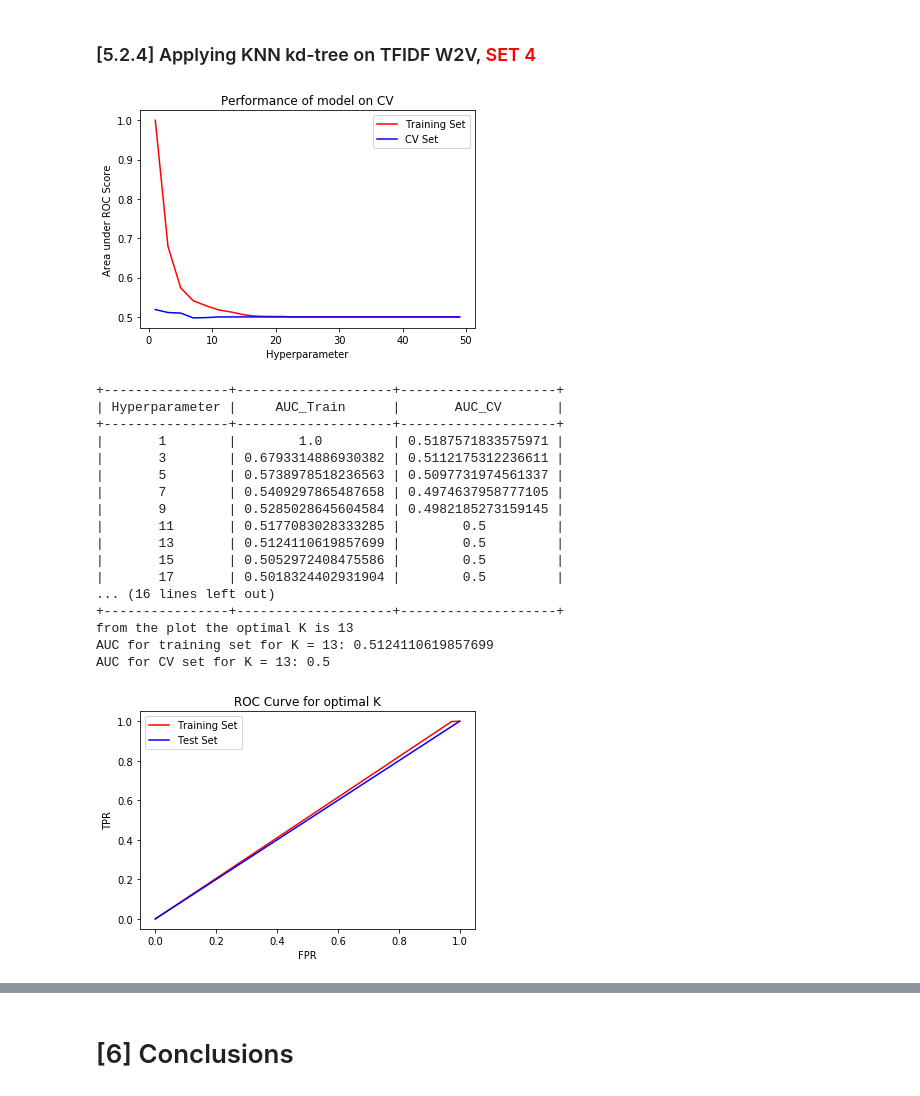
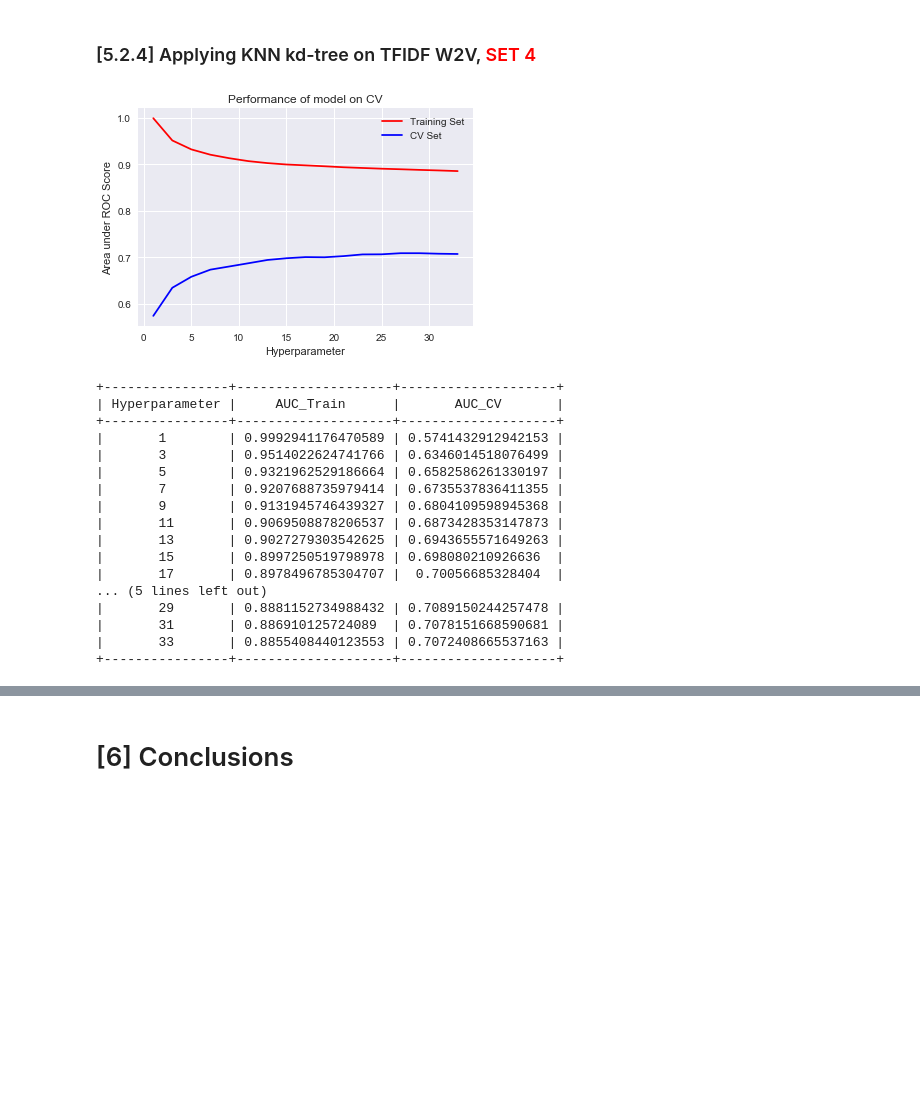
Before and after one commit to 4bhishek/AAIC, a Jupyter notebook: 03 Amazon Fine Food Reviews Analysis_KNN.ipynb, the cells around one changed output, grey strips where cells are left out. Drawn from its saved outputs; the diff is of its cells as text; code cells hidden in the pictures; blank space fills up the shorter version.

```diff
--- a/03 Amazon Fine Food Reviews Analysis_KNN.ipynb
+++ b/03 Amazon Fine Food Reviews Analysis_KNN.ipynb
@@ -96,7 +96,7 @@ con = sqlite3.connect('database.sqlite')
 # filtered_data = pd.read_sql_query(""" SELECT * FROM Reviews WHERE Score != 3 LIMIT 500000""", con)
 # for tsne assignment you can take 5k data points
 
-filtered_data = pd.read_sql_query(""" SELECT * FROM Reviews WHERE Score != 3 LIMIT 60000""", con)
+filtered_data = pd.read_sql_query(""" SELECT * FROM Reviews WHERE Score != 3 LIMIT 100000""", con)
 
 # Give reviews with Score>3 a positive rating(1), and reviews with a score<3 a negative rating(0).
 def partition(x):
@@ -1776,92 +2167,52 @@ table1_TFIDF_W2V_kd.field_names = ["Hyperparameter", "AUC_Train", "AUC_CV"]
 #print(str(len(tfidf_sent_vectors_train)))
 
 
-for i in range(1,50,2):
+for i in tqdm(range(1,35,2)):
 
     knn = KNeighborsClassifier( n_neighbors = i, algorithm = 'kd_tree')
 
     knn.fit(tfidf_sent_vectors_train, Y_train)
 
-    TFIDF_W2V_kdpred_train = knn.predict(tfidf_sent_vectors_train)
+    TFIDF_W2V_kdpred_train = knn.predict_proba(tfidf_sent_vectors_train)[:,1]
 
-    TFIDF_W2V_kdpred_cv = knn.predict(tfidf_sent_vectors_cv)
+    TFIDF_W2V_kdpred_cv = knn.predict_proba(tfidf_sent_vectors_cv)[:,1]
 
     hyperparameter_TFIDF_W2V_kd.append(i)
 
     auc_scoreTFIDF_W2V_kd_train = roc_auc_score(Y_train, TFIDF_W2V_kdpred_train)
     auc_scoresTFIDF_W2V_kd_train.append(auc_scoreTFIDF_W2V_kd_train)
 
     auc_scoreTFIDF_W2V_kd_cv = roc_auc_score(Y_cv, TFIDF_W2V_kdpred_cv)
     auc_scoresTFIDF_W2V_kd_cv.append(auc_scoreTFIDF_W2V_kd_cv)
 
     table1_TFIDF_W2V_kd.add_row([i,auc_scoreTFIDF_W2V_kd_train, auc_scoreTFIDF_W2V_kd_cv])
 
 
 plt.plot(hyperparameter_TFIDF_W2V_kd, auc_scoresTFIDF_W2V_kd_train, 'r',label = 'Training Set')
 plt.plot( hyperparameter_TFIDF_W2V_kd, auc_scoresTFIDF_W2V_kd_cv, 'blue', label = 'CV Set')
 plt.title("Performance of model on CV")
 plt.xlabel("Hyperparameter")
 plt.ylabel("Area under ROC Score")
 plt.legend()
 plt.show()
 
 print(table1_TFIDF_W2V_kd)
-
-
-print("from the plot the optimal K is 13")
-print("AUC for training set for K = 13: " + str(auc_scoresTFIDF_W2V_kd_train[6]))
-print("AUC for CV set for K = 13: " + str(auc_scoresTFIDF_W2V_kd_cv[6]))
-
-
-
-knn = KNeighborsClassifier(n_neighbors = 13)
-
-knn.fit(tfidf_sent_vectors_train, Y_train)
-
-TFIDF_W2V_kdpred_train = knn.predict(tfidf_sent_vectors_train)
-
-TFIDF_W2V_kdpred_test = knn.predict(tfidf_sent_vectors_test)
-
-TFIDF_W2V_kdfpr_train, TFIDF_W2V_kdtpr_train, TFIDF_W2V_kdthrshold_train = roc_curve(Y_train, TFIDF_W2V_kdpred_train)
-
-TFIDF_W2V_kdfpr_test, TFIDF_W2V_kdtpr_test, TFIDF_W2V_kdthrshold_test = roc_curve(Y_test, TFIDF_W2V_kdpred_test)
-
-
-plt.plot(TFIDF_W2V_kdfpr_train,TFIDF_W2V_kdtpr_train,'r', label="Training Set")
-plt.plot(TFIDF_W2V_kdfpr_test,TFIDF_W2V_kdtpr_test, 'blue', label = "Test Set")
-plt.title("ROC Curve for optimal K")
-plt.xlabel("FPR")
-plt.ylabel("TPR")
-plt.legend()
-plt.show()
-
-cm = confusion_matrix(Y_test,TFIDF_W2V_kdpred_test)
-
-
-table2_TFIDF_W2V_kd = PrettyTable()
-
-table2_TFIDF_W2V_kd.field_names = ["     ", "Predicted: NO", "Predicted: Yes"]
-
-table2_TFIDF_W2V_kd.add_row(["Actual:NO", cm[0][0], cm[0][1]])
-table2_TFIDF_W2V_kd.add_row(["Actual: Yes", cm[1][0], cm[1][1]])
-print(table2_TFIDF_W2V_kd)
 # %% [output]
-[figure, old version]
+[figure, new version]
 +----------------+--------------------+--------------------+
 | Hyperparameter |     AUC_Train      |       AUC_CV       |
 +----------------+--------------------+--------------------+
-|       1        |        1.0         | 0.5187571833575971 |
-|       3        | 0.6793314886930382 | 0.5112175312236611 |
-|       5        | 0.5738978518236563 | 0.5097731974561337 |
-|       7        | 0.5409297865487658 | 0.4974637958777105 |
-|       9        | 0.5285028645604584 | 0.4982185273159145 |
-|       11       | 0.5177083028333285 |        0.5         |
-|       13       | 0.5124110619857699 |        0.5         |
-|       15       | 0.5052972408475586 |        0.5         |
-|       17       | 0.5018324402931904 |        0.5         |
-... (16 lines left out)
+|       1        | 0.9992941176470589 | 0.5741432912942153 |
+|       3        | 0.9514022624741766 | 0.6346014518076499 |
+|       5        | 0.9321962529186664 | 0.6582586261330197 |
+|       7        | 0.9207688735979414 | 0.6735537836411355 |
+|       9        | 0.9131945746439327 | 0.6804109598945368 |
+|       11       | 0.9069508878206537 | 0.6873428353147873 |
+|       13       | 0.9027279303542625 | 0.6943655571649263 |
+|       15       | 0.8997250519798978 | 0.698080210926636  |
+|       17       | 0.8978496785304707 |  0.70056685328404  |
+... (5 lines left out)
+|       29       | 0.8881152734988432 | 0.7089150244257478 |
+|       31       | 0.886910125724089  | 0.7078151668590681 |
+|       33       | 0.8855408440123553 | 0.7072408665537163 |
 +----------------+--------------------+--------------------+
-from the plot the optimal K is 13
-AUC for training set for K = 13: 0.5124110619857699
-AUC for CV set for K = 13: 0.5
-[figure, removed]
```
Also changed, not shown: parts of 58 cells of this notebook.
